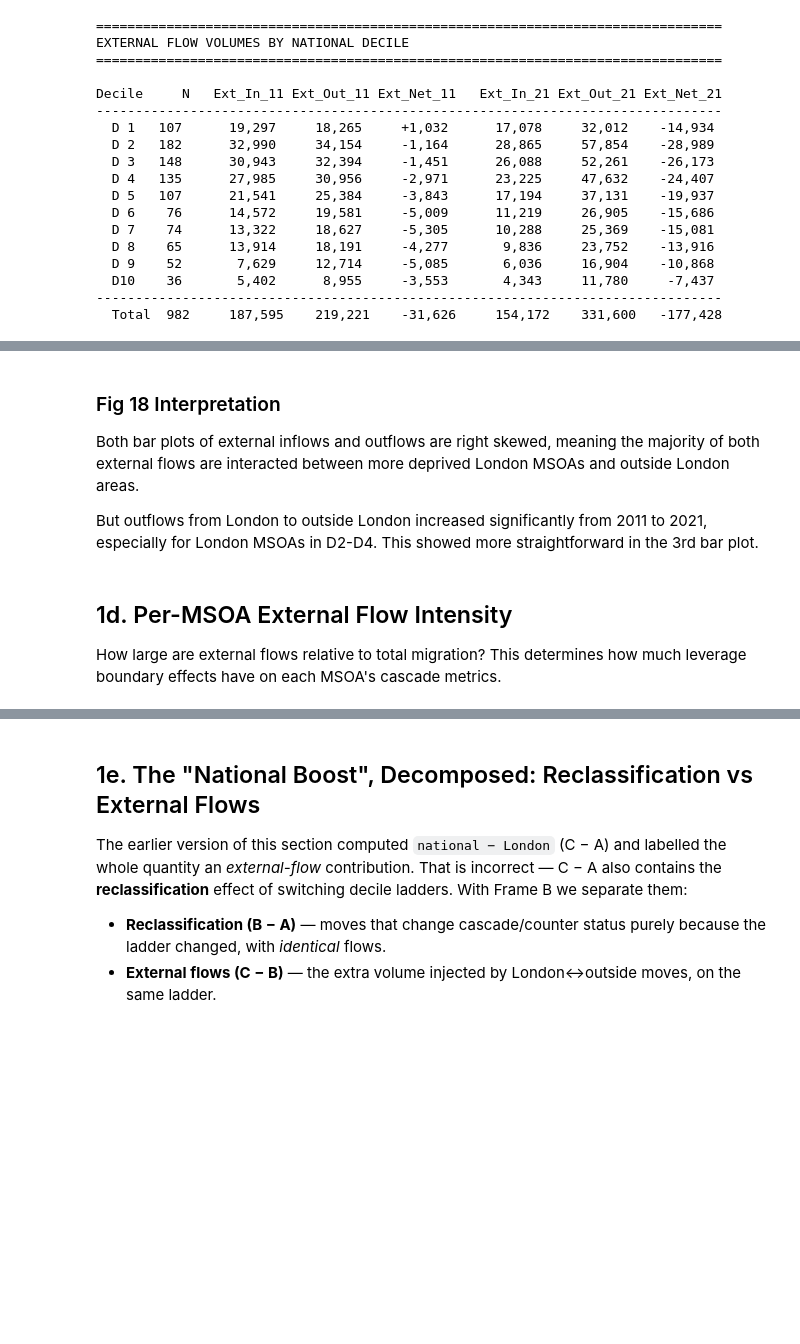
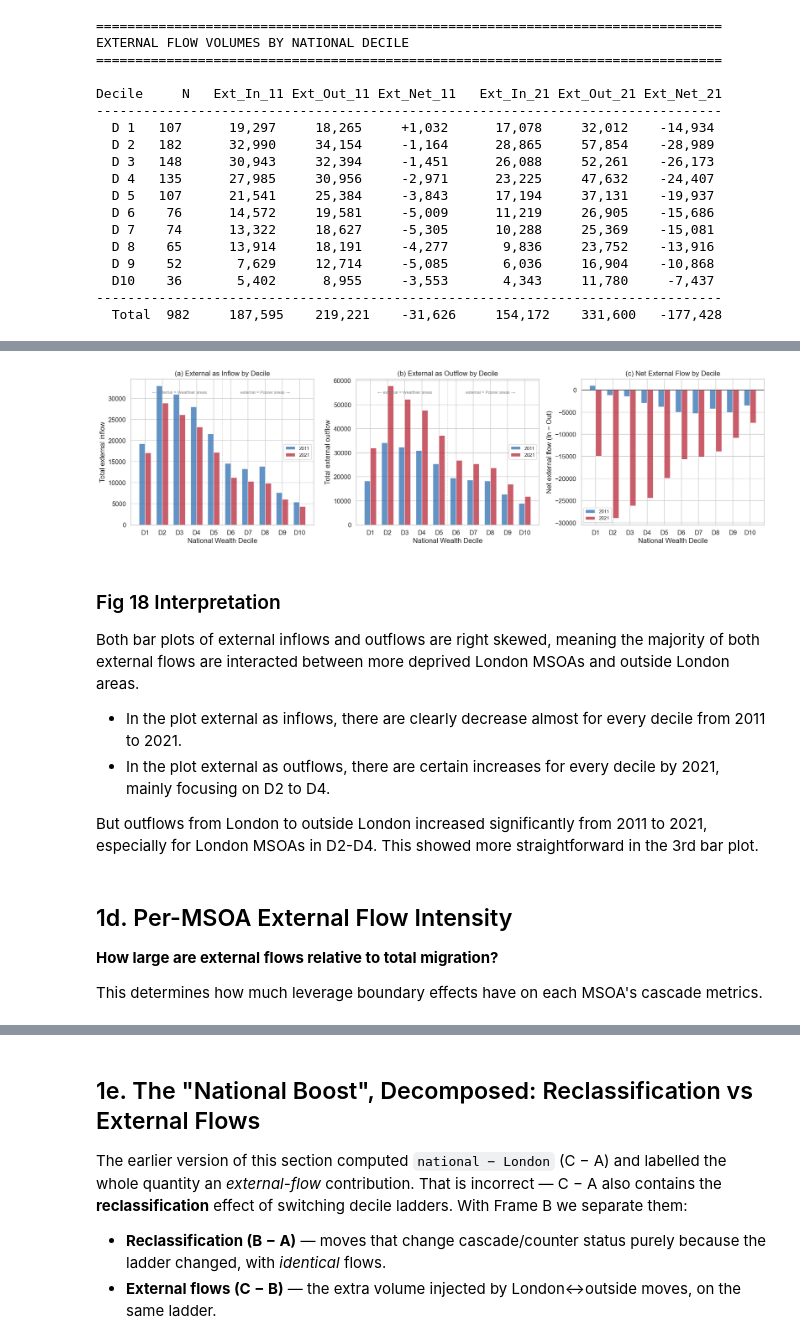
Before and after one commit to yxing82/CASA-Dissertation, a Jupyter notebook: scripts/eda_4_rerun_compare_natioanl_frame_and_london_only__20260625.ipynb, the cells around one changed output, grey strips where cells are left out. Drawn from its saved outputs; the diff is of its cells as text; code cells hidden in the pictures; blank space fills up the shorter version.

```diff
--- a/scripts/eda_4_rerun_compare_natioanl_frame_and_london_only__20260625.ipynb
+++ b/scripts/eda_4_rerun_compare_natioanl_frame_and_london_only__20260625.ipynb
@@ -483,4 +523,8 @@ Decile     N   Ext_In_11 Ext_Out_11 Ext_Net_11   Ext_In_21 Ext_Out_21 Ext_Net_21
 # %%
+### NEED REFINE
+### external is assigned as D6,
+### can it be shown as a vertical line between D5 and D6, meaning the external split?
+
 # ── Fig 18: External flow volumes by decile ───────────────────
 fig, axes = plt.subplots(1, 3, figsize=(18, 5))
 x = np.arange(1, 11)
@@ -492,54 +536,61 @@ ax.bar(x - w/2, ext_dec['Ext_In_11'], w, label='2011', color='#2166ac', alpha=0.
 ax.bar(x + w/2, ext_dec['Ext_In_21'], w, label='2021', color='#b2182b', alpha=0.7)
 ax.set_xlabel('National Wealth Decile')
 ax.set_ylabel('Total external inflow')
-ax.set_title('(a) External Inflow by Decile')
+ax.set_title('(a) External as Inflow by Decile')
 ax.set_xticks(x)
 ax.set_xticklabels([f'D{d}' for d in x])
 ax.axvline(5.5, color='grey', ls=':', lw=1, alpha=0.5)
-ax.text(3, ax.get_ylim()[1]*0.9, '← Outside London = Wealthier areas', ha='center', fontsize=8, color='grey')
-ax.text(8, ax.get_ylim()[1]*0.9, 'Outside London = Poorer areas →', ha='center', fontsize=8, color='grey')
+ax.text(3, ax.get_ylim()[1]*0.9, '← external = Wealthier areas', ha='center', fontsize=8, color='grey')
+ax.text(8, ax.get_ylim()[1]*0.9, 'external = Poorer areas →', ha='center', fontsize=8, color='grey')
 ax.legend(fontsize=9)
 
 # Panel (b): External outflow by decile
 ax = axes[1]
 ax.bar(x - w/2, ext_dec['Ext_Out_11'], w, label='2011', color='#2166ac', alpha=0.7)
 ax.bar(x + w/2, ext_dec['Ext_Out_21'], w, label='2021', color='#b2182b', alpha=0.7)
 ax.set_xlabel('National Wealth Decile')
 ax.set_ylabel('Total external outflow')
-ax.set_title('(b) External Outflow by Decile')
+ax.set_title('(b) External as Outflow by Decile')
 ax.set_xticks(x)
 ax.set_xticklabels([f'D{d}' for d in x])
 ax.axvline(5.5, color='grey', ls=':', lw=1, alpha=0.5)
-ax.text(3, ax.get_ylim()[1]*0.9, '← Outside London = Wealthier areas', ha='center', fontsize=8, color='grey')
-ax.text(8, ax.get_ylim()[1]*0.9, 'Outside London = Poorer areas →', ha='center', fontsize=8, color='grey')
+ax.text(3, ax.get_ylim()[1]*0.9, '← external = Wealthier areas', ha='center', fontsize=8, color='grey')
+ax.text(8, ax.get_ylim()[1]*0.9, 'external = Poorer areas →', ha='center', fontsize=8, color='grey')
 ax.legend(fontsize=9)
 
 # Panel (c): Net external by decile
 ax = axes[2]
 ax.bar(x - w/2, ext_dec['Ext_Net_11'], w, label='2011', color='#2166ac', alpha=0.7)
 ax.bar(x + w/2, ext_dec['Ext_Net_21'], w, label='2021', color='#b2182b', alpha=0.7)
 ax.axhline(0, color='black', lw=0.8)
 ax.set_xlabel('National Wealth Decile')
 ax.set_ylabel('Net external flow (In − Out)')
 ax.set_title('(c) Net External Flow by Decile')
 ax.set_xticks(x)
 ax.set_xticklabels([f'D{d}' for d in x])
 ax.legend(fontsize=9)
 
-fig.suptitle('Fig 18: External Flow Volumes by National Wealth Decile', fontsize=13, y=1.02)
+# fig.suptitle('Fig 18: External Flow Volumes by National Wealth Decile', fontsize=13, y=1.02)
 plt.tight_layout()
 plt.savefig(OUTPUT_DIR / 'fig_18_external_flows_by_decile.png', dpi=150)
 plt.show()
+# %% [output]
+[figure, added]
 # %% [markdown]
 ### Fig 18 Interpretation
 
 Both bar plots of external inflows and outflows are right skewed, meaning the majority of both external flows are interacted between more deprived London MSOAs and outside London areas.
 
+- In the plot external as inflows, there are clearly decrease almost for every decile from 2011 to 2021.
+- In the plot external as outflows, there are certain increases for every decile by 2021, mainly focusing on D2 to D4.
+
 But outflows from London to outside London increased significantly from 2011 to 2021, especially for London MSOAs in D2-D4. This showed more straightforward in the 3rd bar plot.
 # %% [markdown]
 ## 1d. Per-MSOA External Flow Intensity
 
-How large are external flows relative to total migration? This determines how much leverage boundary effects have on each MSOA's cascade metrics.
+**How large are external flows relative to total migration?**
+
+This determines how much leverage boundary effects have on each MSOA's cascade metrics.
 # %%
 # ── External share of total migration ─────────────────────────
 for yr in ['11', '21']:
```
Also changed, not shown: parts of 6 cells of this notebook, 5 other files.
